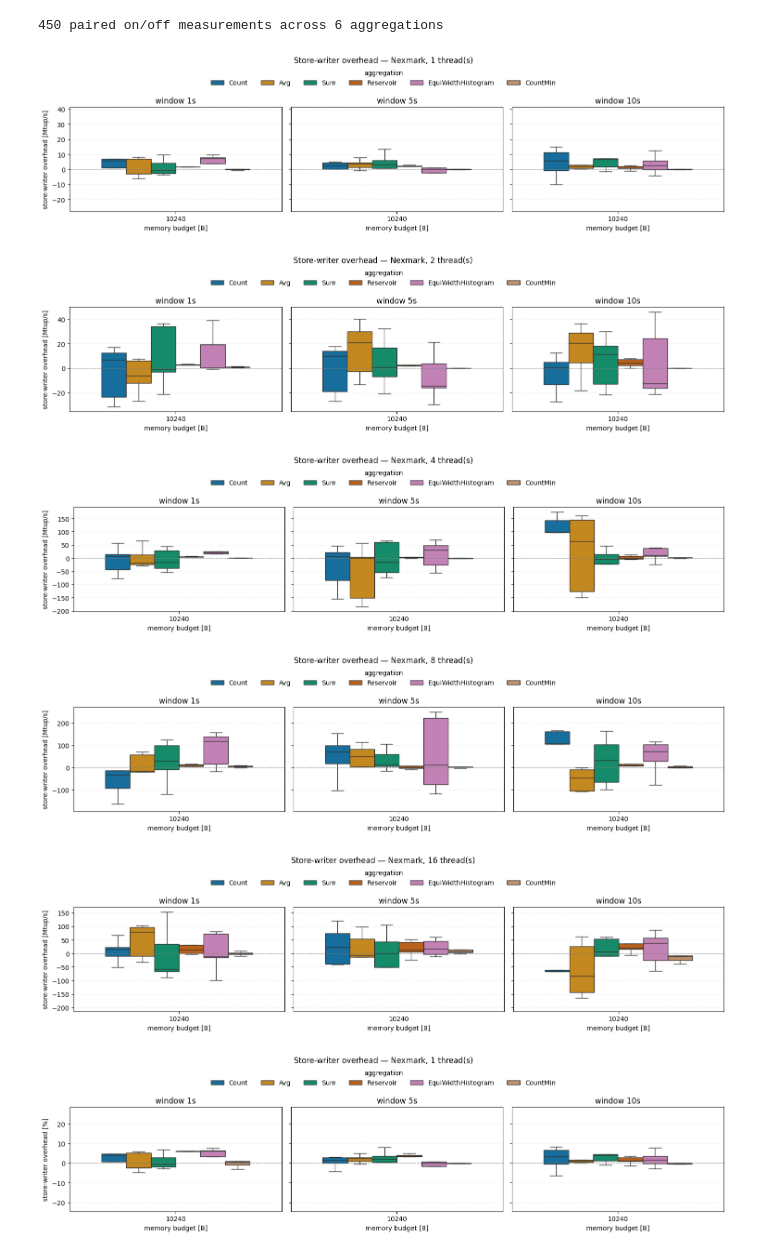
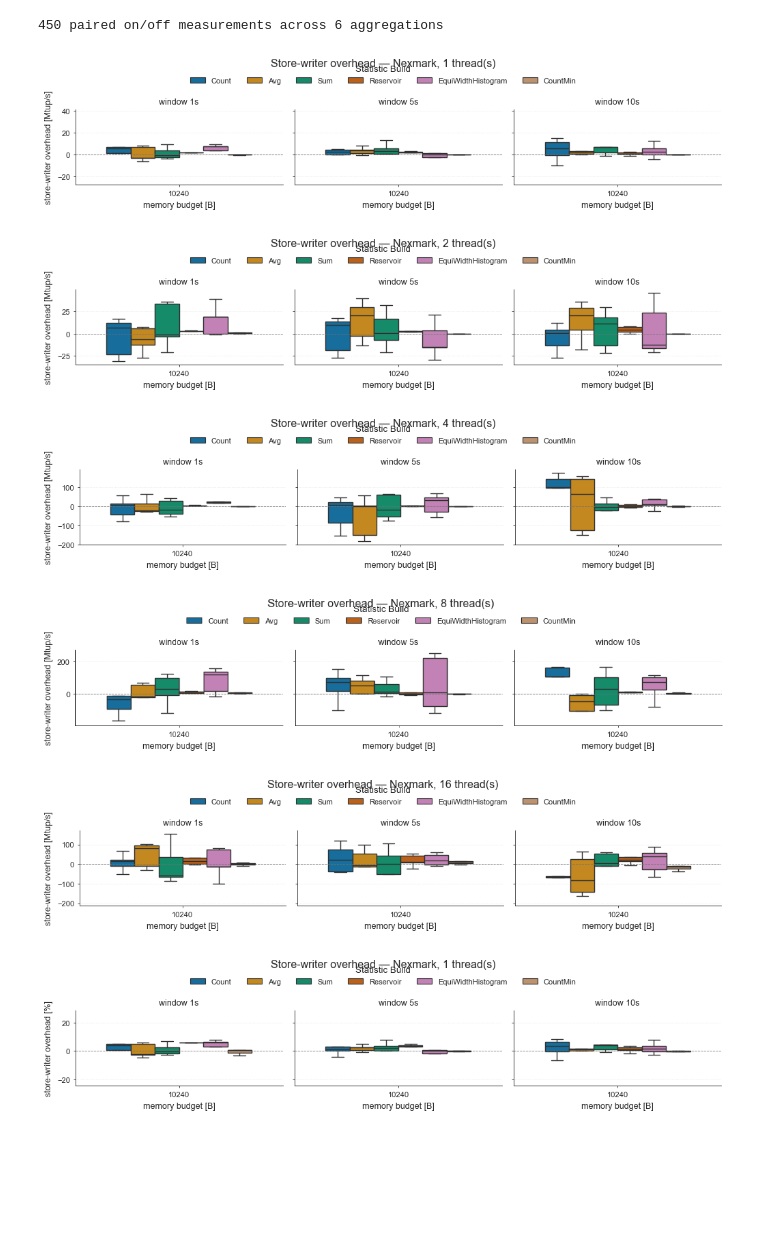
Before and after one commit to ESPAT-Orga/nebulastream-espat, a Jupyter notebook: scripts/benchmarking/statistic_build_probe/plots/StoreWriterOverhead.ipynb, the cells around one changed output. Saved outputs shown, nothing was run; the diff lists cells and outputs as text; code cells hidden in the pictures; blank space fills up the shorter version.

Commit message:
WIP: Should be distributed first draft of Statistic Overhead

```diff
--- a/scripts/benchmarking/statistic_build_probe/plots/StoreWriterOverhead.ipynb
+++ b/scripts/benchmarking/statistic_build_probe/plots/StoreWriterOverhead.ipynb
@@ -11,6 +11,26 @@ import numpy as np
 import pandas as pd
 import matplotlib.pyplot as plt
 import seaborn as sns
+
+# Shared "paper" look, kept in sync with the sibling benchmarking notebooks (Statistic Stores.ipynb,
+# StatisticGrid.ipynb): white background, colorblind palette, dotted y-grid, and only the left/bottom
+# spines. "ticks" (not "whitegrid") is what makes the despine below leave a clean L-shaped frame.
+PAPER_RC = {
+    "axes.labelsize": 9, "axes.titlesize": 9, "legend.fontsize": 8,
+    "xtick.labelsize": 8, "ytick.labelsize": 8,
+    "axes.linewidth": 0.6, "lines.linewidth": 1.2, "lines.markersize": 3,
+    "pdf.fonttype": 42, "ps.fonttype": 42,  # TrueType, not Type-3: ACM/IEEE preflight rejects Type-3
+}
+sns.set_theme(style="ticks", context="paper", palette="colorblind", rc=PAPER_RC)
+PALETTE = "colorblind"
+
+
+def style_axis(ax, grid_axis="y"):
+    """Dotted grid on the value axis, short ticks, and top/right spines removed."""
+    ax.grid(True, axis=grid_axis, linestyle=":", linewidth=0.5, alpha=0.6)
+    ax.tick_params(length=2, width=0.6)
+    sns.despine(ax=ax)
+
 
 CSV = 'results_store_writer_overhead.csv'
 df = pd.read_csv(CSV)
@@ -70,48 +90,50 @@ AGG_ORDER = ['Count', 'Avg', 'Sum', 'Reservoir', 'EquiWidthHistogram', 'CountMin
 
 # Friendly x-tick labels (raw CSV values stay unchanged).
 AGG_LABEL = {'Reservoir': 'Sample', 'EquiWidthHistogram': 'Histogram', 'CountMin': 'Sketch'}
+X_LABEL = 'Statistic Build'   # what the aggregation axis is called in the paper
+PANEL_W, PANEL_H = 3.4, 2.4   # per-panel inches, same scale as the sibling notebooks' figures
 
 
 def agg_labels(order):
     return [AGG_LABEL.get(a, a) for a in order]
 
 def plot_overhead(metric, ylabel, suffix):
     written = []
     for dataset in sorted(piv['dataset'].unique()):
         for threads in sorted(piv['numberOfWorkerThreads'].unique()):
             sub = piv[(piv['dataset'] == dataset) & (piv['numberOfWorkerThreads'] == threads)].dropna(subset=[metric])
             if sub.empty:
                 continue
             fig_order = [a for a in AGG_ORDER if a in set(sub['aggregation'])]
             windows = sorted(sub['build_window_size_sec'].unique())
-            fig, axes = plt.subplots(1, len(windows), figsize=(5 * len(windows), 4), squeeze=False, sharey=True)
-            for ax, w in zip(axes[0], windows):
+            fig, axes = plt.subplots(1, len(windows), figsize=(PANEL_W * len(windows), PANEL_H), squeeze=False, sharey=True)
+            for c, (ax, w) in enumerate(zip(axes[0], windows)):
                 d = sub[sub['build_window_size_sec'] == w]
                 order = [a for a in AGG_ORDER if a in set(d['aggregation'])]
                 sns.boxplot(data=d, x='memory_budget', y=metric, hue='aggregation', hue_order=order,
-                            ax=ax, fliersize=0, width=0.7, palette='colorblind')
-                ax.axhline(0, color='gray', lw=0.8, ls='--')
+                            ax=ax, fliersize=0, width=0.7, palette=PALETTE)
+                ax.axhline(0, color='0.45', lw=0.6, ls='--')
                 ax.set_title(f'window {w}s')
                 ax.set_xlabel('memory budget [B]')
-                ax.set_ylabel(ylabel)
-                ax.grid(True, axis='y', ls=':', lw=0.5, alpha=0.6)
+                ax.set_ylabel(ylabel if c == 0 else '')
+                style_axis(ax)
             finalize_figure(fig, axes[0][0], f'Store-writer overhead — {dataset}, {threads} thread(s)',
-                            ncol=len(fig_order), legend_title='aggregation')
+                            ncol=len(fig_order), legend_title=X_LABEL)
             out = f'StoreWriterOverhead_{dataset}_threads{threads}{suffix}.pdf'
-            fig.savefig(out, bbox_inches='tight')
+            fig.savefig(out, dpi=300, bbox_inches='tight')
             written.append(out)
             plt.show()  # display inline (and, under nbconvert, embed the figure in the executed notebook)
     return written
 
 written = plot_overhead('overhead_mtp_s', 'store-writer overhead [Mtup/s]', '')
 written += plot_overhead('overhead_pct', 'store-writer overhead [%]', '_percentage')
 print('wrote:')
 for w in written:
     print(' ', w)
 # %% [output]
-[figure, old version]
+[figure, new version]
-[figure, old version]
+[figure, new version]
-[figure, old version]
+[figure, new version]
-[figure, old version]
+[figure, new version]
-[figure, old version]
+[figure, new version]
-[figure, old version]
+[figure, new version]
```
Also changed, not shown: parts of 6 cells of this notebook, 11 other files.
